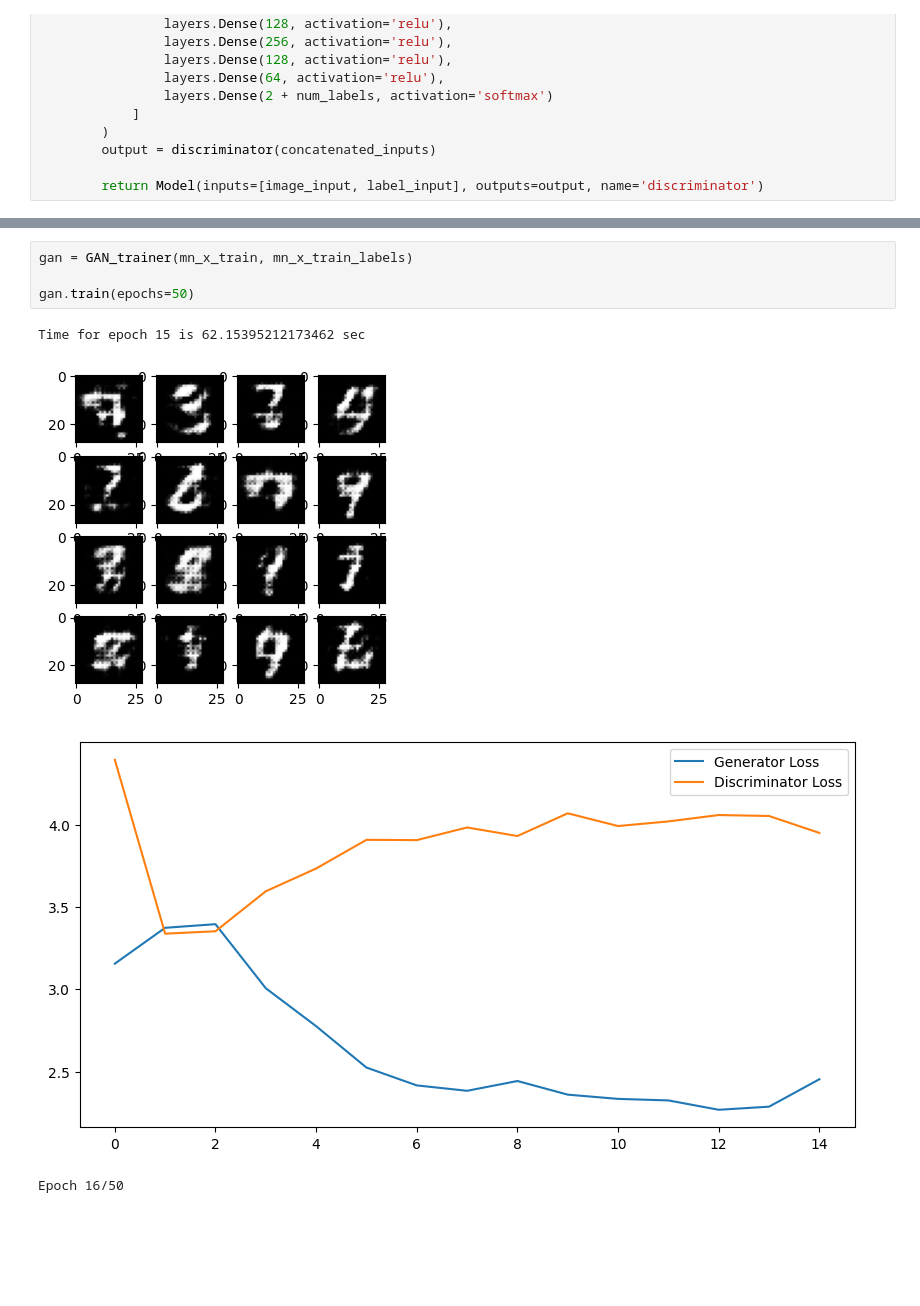
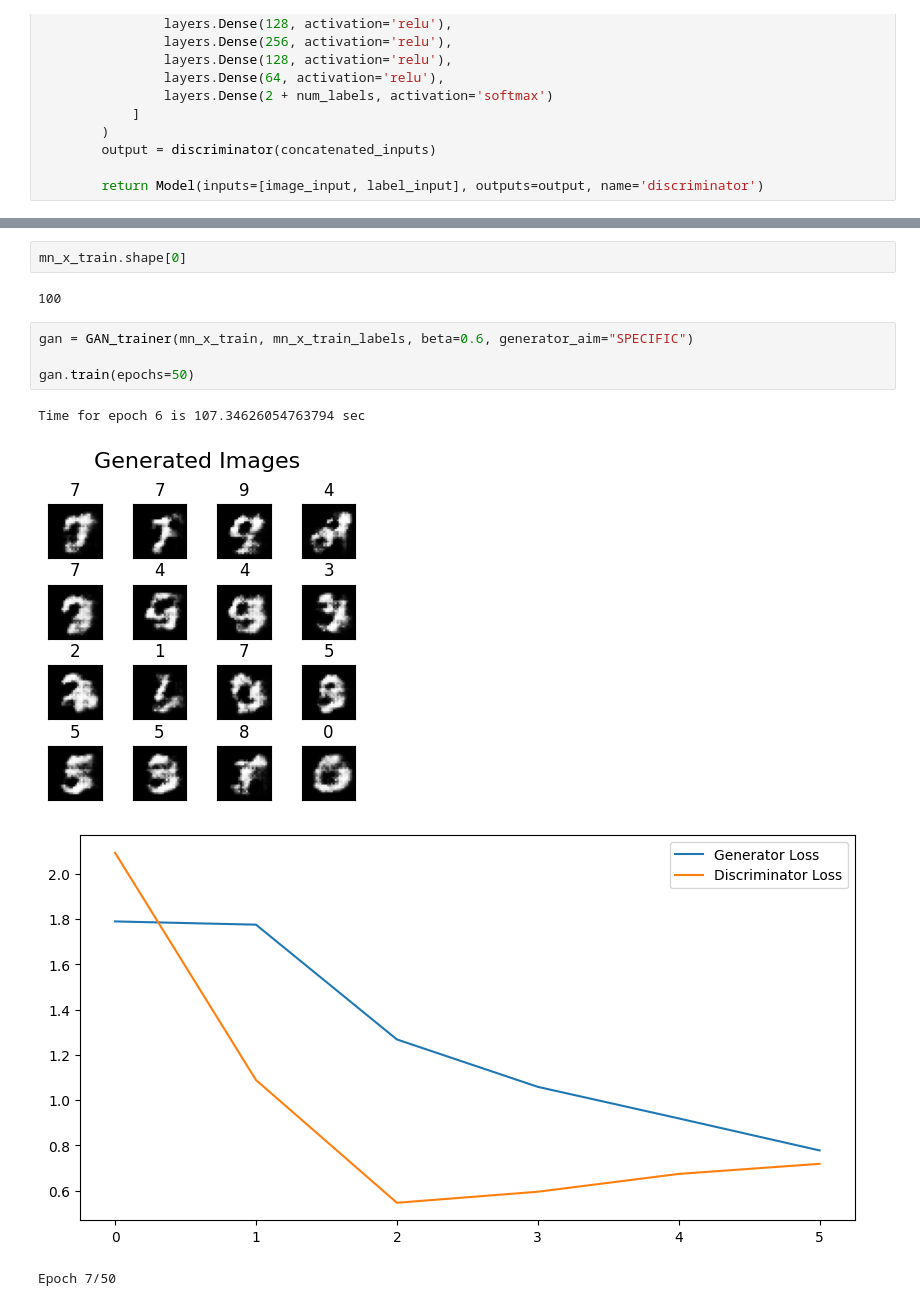
Before and after one commit to HugoPhibbs/AIML402_Assignment3, a Jupyter notebook: GAN.ipynb, the cells around one changed output, grey strips where cells are left out. Saved outputs shown, nothing was run; the diff lists cells and outputs as text; blank space fills up the shorter version.

Commit message:
getting it working with both even/odd and specific labelling

```diff
--- a/GAN.ipynb
+++ b/GAN.ipynb
@@ -400,9 +485,13 @@ class GAN_trainer():
+# %%
+mn_x_train.shape[0]
+# %% [output]
+100
 # %%
-gan = GAN_trainer(mn_x_train, mn_x_train_labels)
+gan = GAN_trainer(mn_x_train, mn_x_train_labels, beta=0.6, generator_aim="SPECIFIC")
 
 gan.train(epochs=50)
 # %% [output]
-Time for epoch 15 is 62.15395212173462 sec
+Time for epoch 6 is 107.34626054763794 sec
-[figure, old version]
+[figure, new version]
-[figure, old version]
+[figure, new version]
-Epoch 16/50
+Epoch 7/50
```
Also changed, not shown: parts of 26 cells of this notebook.
